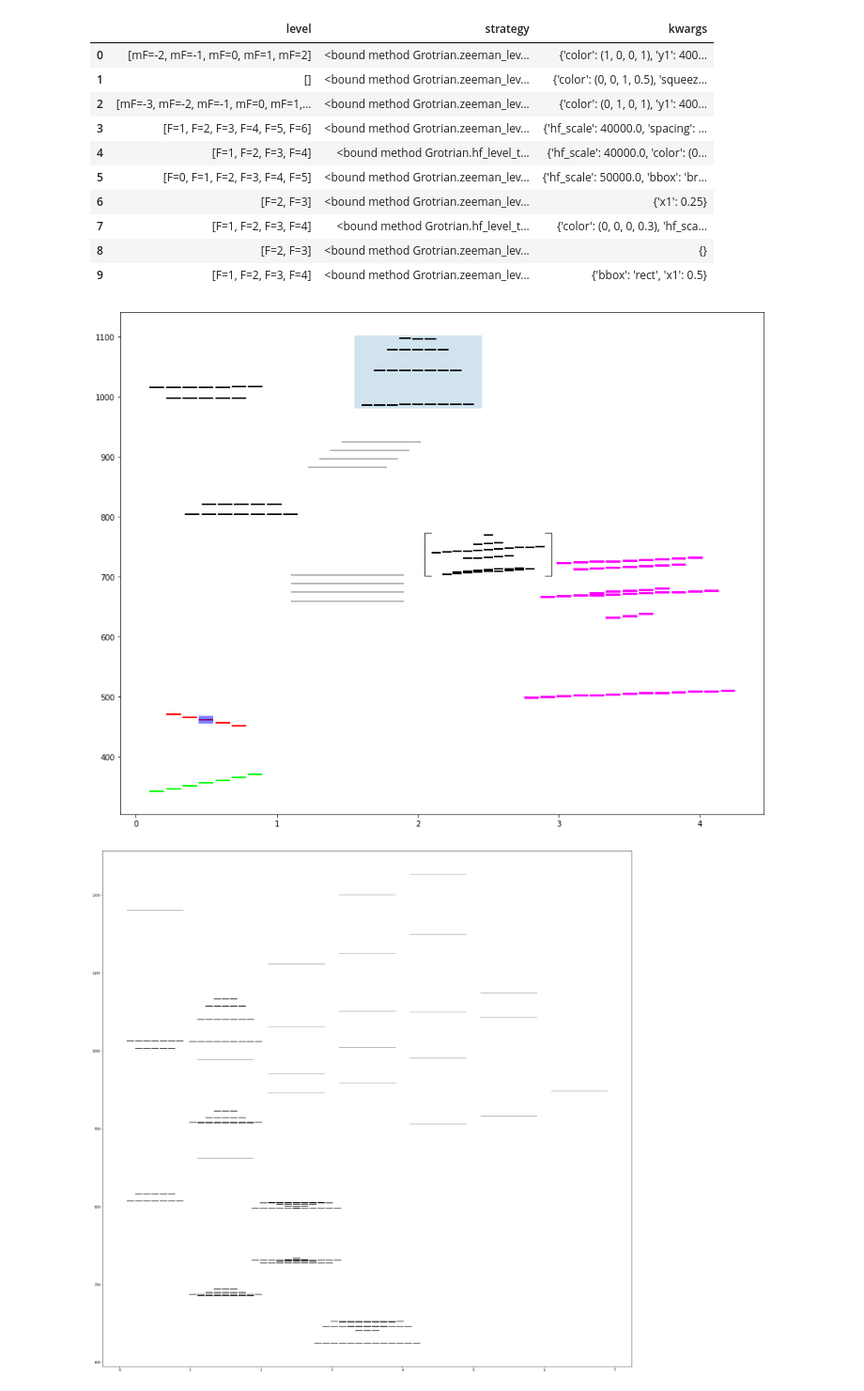
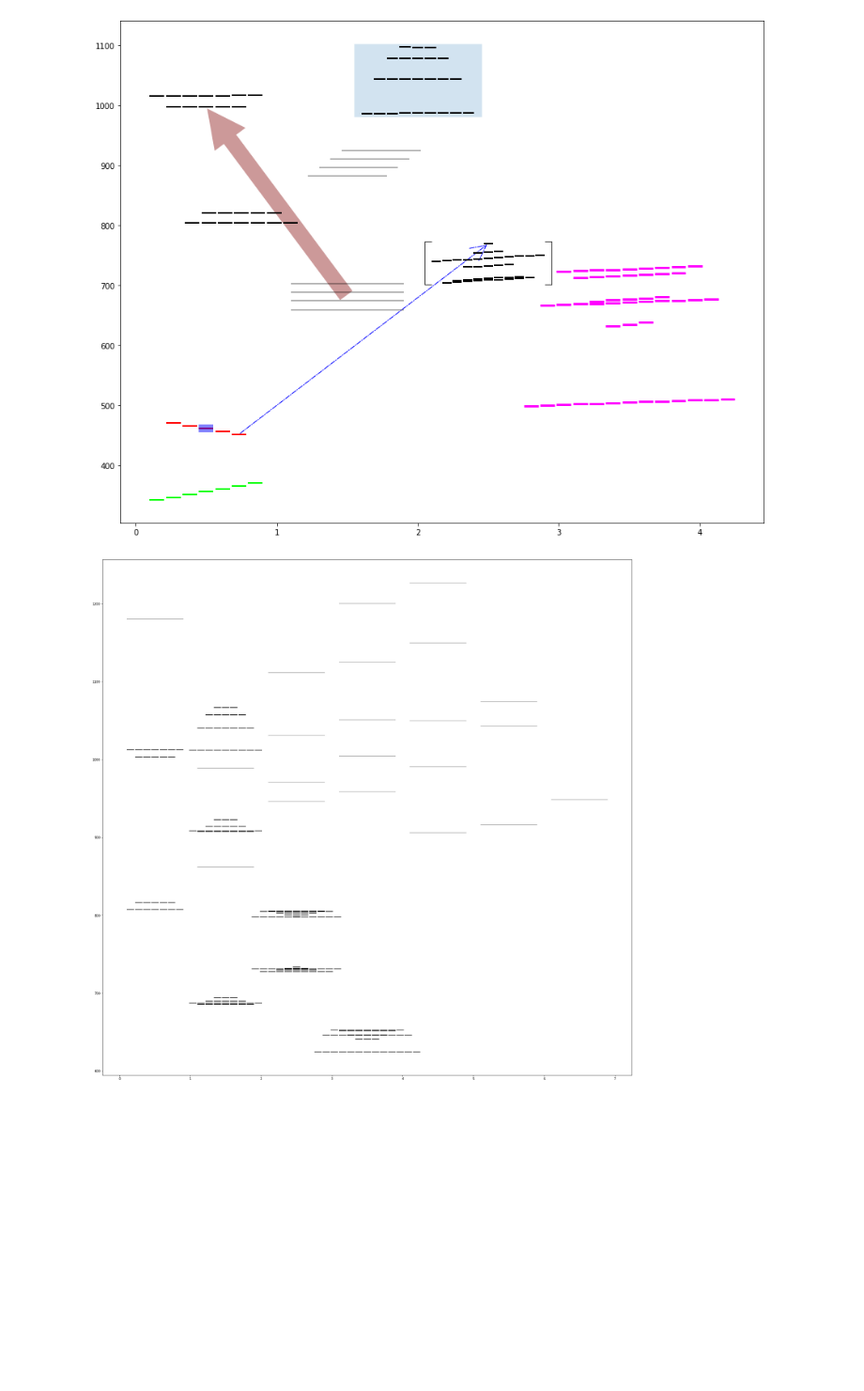
Before and after one commit to thomasdellaert/Atom-Toolkit, a Jupyter notebook: grotrians.ipynb, the cells around one changed output. Shown at 94% size. Saved outputs shown, nothing was run; the diff lists cells and outputs as text; code cells hidden in the pictures; blank space fills up the shorter version.

```diff
--- a/grotrians.ipynb
+++ b/grotrians.ipynb
@@ -15,43 +15,42 @@ a.B = Q_(5.0, 'G')
 # %%
 g = grt.Grotrian()
 g.add_level(a.levels['4f14.6s 2S1/2']['F=2'], strategy='z', color=(1, 0, 0, 1), y1=400, z_scale=200)
 g.add_level(a.levels['4f14.6s 2S1/2']['F=2']['mF=0'], strategy='z', color=(0, 0, 1, 0.5), squeeze=False, y1=400, linewidth=10, z_scale=200)
 g.add_level(a.levels['4f14.6s 2S1/2']['F=3'], strategy='z', color=(0, 1, 0, 1), y1=400, z_scale=200)
 
 g.add_level(a.levels['4f13.(2F*).6s2 2F*7/2'], strategy='z', hf_scale=40000.0, spacing=1.0, squeeze=False, color=(1, 0, 1, 1), linewidth=3)
 g.add_level(a.levels['4f14.5d 2D3/2'], strategy='hf',  hf_scale=40000.0, color=(0,0,0,0.3), sublevel_width='schematic', spacing='schematic')
 g.add_level(a.levels['4f14.5d 2D5/2'], strategy='z', hf_scale=50000.0, bbox='bracket')
 g.add_level(a.levels['4f14.6p 2P*1/2'], strategy='z', x1=0.25)
 g.add_level(a.levels['4f14.6p 2P*3/2'], strategy='hf', color=(0,0,0,0.3),  hf_scale=20000.0, sublevel_width='schematic', spacing='schematic', offset=0.1)
 g.add_level(a.levels['4f13.(2F*<7/2>).5d.6s.(3D) 3[3/2]*1/2'], strategy='z')
 g.add_level(a.levels['4f13.(2F*<7/2>).5d.6s.(1D) 1[3/2]*3/2'], strategy='z', bbox='rect', x1=0.5)
 
-# g.add_transition(a.transitions[('4f14.5d 2D3/2', '4f13.(2F*<7/2>).5d.6s.(3D) 3[3/2]*1/2')],
-#                  start_anchor=2, end_anchor=8,
-#                  alpha=1, mutation_scale=10)
+g.add_transition(a.transitions[('4f14.5d 2D3/2', '4f13.(2F*<7/2>).5d.6s.(3D) 3[3/2]*1/2')],
+                 start_anchor=5, end_anchor=8,
+                 mutation_scale=100,
+                 color=(0.5, 0, 0, 0.4),
+                 arrowstyle = 'simple',
+                 edgecolor=None,
+                 lw=0)
+
+g.add_transition((a.levels['4f14.6s 2S1/2']['F=2']['mF=2'], a.levels['4f14.5d 2D5/2']['F=0']),
+                 start_anchor=5, end_anchor=5,
+                 mutation_scale=50,
+                 color='b',
+                 arrowstyle = '->',
+                 edgecolor=None,
+                 linestyle='-.',
+                 lw=1)
+
+fig, ax = plt.subplots(figsize=(15, 12))
+g.render(ax)
+ax.autoscale()
+plt.show()
+# %% [output]
+[figure, added]
 # %%
-g.level_prompts
+# g.level_prompts
-# %% [output]
-|  | level | strategy | kwargs |
-| 0 | [mF=-2, mF=-1, mF=0, mF=1, mF=2] | <bound method Grotrian.zeeman_lev... | {'color': (1, 0, 0, 1), 'y1': 400... |
-| 1 | [] | <bound method Grotrian.zeeman_lev... | {'color': (0, 0, 1, 0.5), 'squeez... |
-| 2 | [mF=-3, mF=-2, mF=-1, mF=0, mF=1,... | <bound method Grotrian.zeeman_lev... | {'color': (0, 1, 0, 1), 'y1': 400... |
-| 3 | [F=1, F=2, F=3, F=4, F=5, F=6] | <bound method Grotrian.zeeman_lev... | {'hf_scale': 40000.0, 'spacing': ... |
-| 4 | [F=1, F=2, F=3, F=4] | <bound method Grotrian.hf_level_t... | {'hf_scale': 40000.0, 'color': (0... |
-| 5 | [F=0, F=1, F=2, F=3, F=4, F=5] | <bound method Grotrian.zeeman_lev... | {'hf_scale': 50000.0, 'bbox': 'br... |
-| 6 | [F=2, F=3] | <bound method Grotrian.zeeman_lev... | {'x1': 0.25} |
-| 7 | [F=1, F=2, F=3, F=4] | <bound method Grotrian.hf_level_t... | {'color': (0, 0, 0, 0.3), 'hf_sca... |
-| 8 | [F=2, F=3] | <bound method Grotrian.zeeman_lev... | {} |
-| 9 | [F=1, F=2, F=3, F=4] | <bound method Grotrian.zeeman_lev... | {'bbox': 'rect', 'x1': 0.5} |
-# %%
-from matplotlib.patches import FancyArrowPatch
-from matplotlib.collections import PatchCollection
-fig, ax = plt.subplots(figsize=(15, 12))
-g.render(ax)
-ax.autoscale()
-plt.show()
-# %% [output]
-[figure, removed]
 # %%
 g2 = grt.Grotrian()
 for level in a.levels[1:30]:
```
Also changed, not shown: 1 other file.
